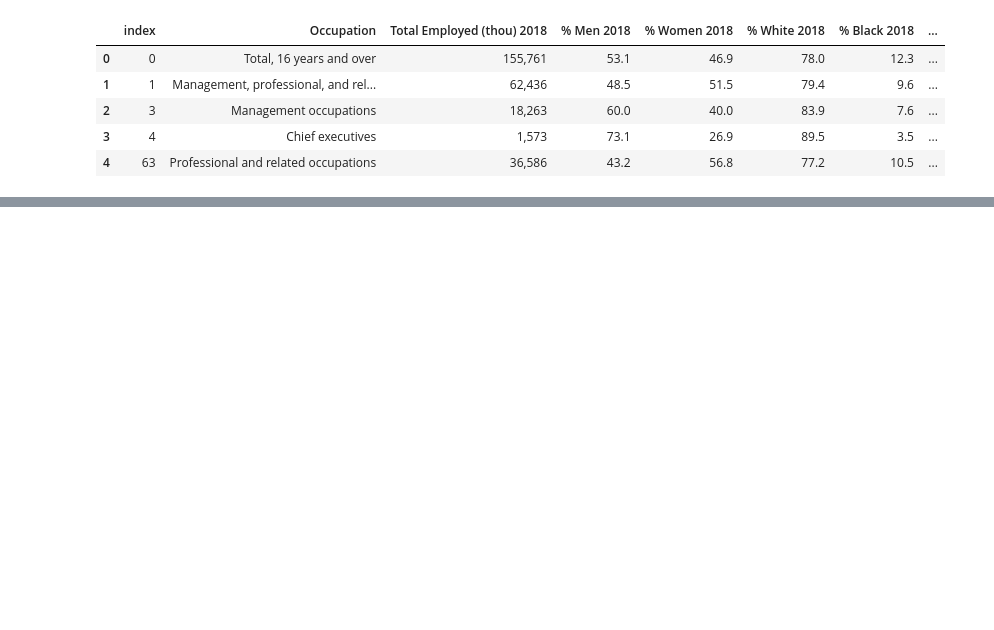
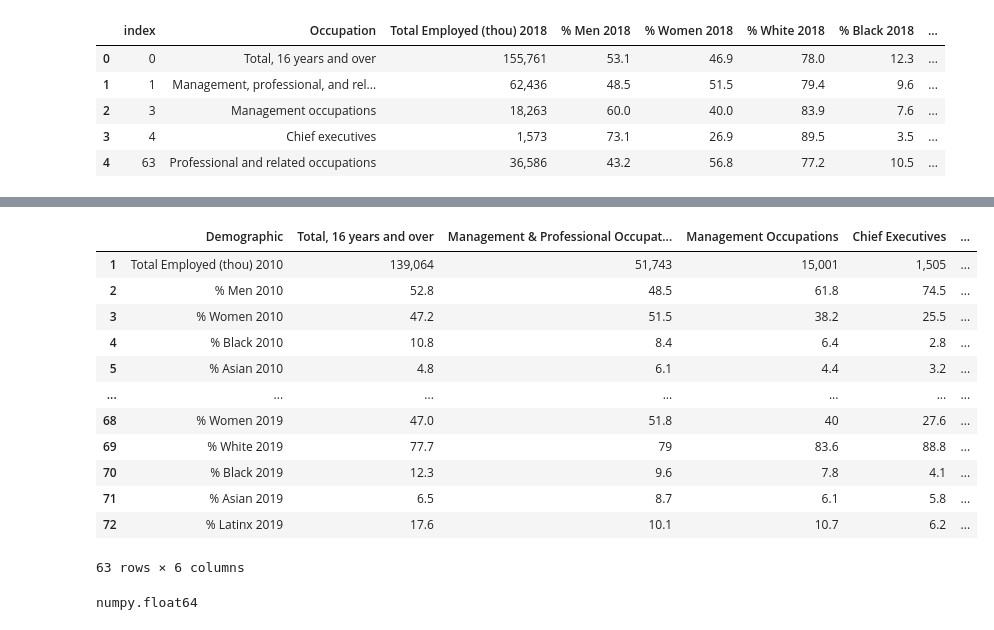
Before and after one commit to chinnamanaidu/project_rutgers, a Jupyter notebook: BLS_Project.ipynb, the cells around one changed output, grey strips where cells are left out. Drawn from its saved outputs; the diff is of its cells as text; code cells hidden in the pictures; blank space fills up the shorter version.

```diff
--- a/BLS_Project.ipynb
+++ b/BLS_Project.ipynb
@@ -9,7 +9,7 @@ import scipy.stats as st
 # %%
 # read in 2019 data set, clean it up, and narrow it down to the specific rows of interest
 
-data2019_df = pd.read_csv("DataFiles/empl_occup_sex_race.csv")
+data2019_df = pd.read_csv("DataFiles/2019.csv")
 data2019_df.fillna(value='', axis=None, inplace=True, limit=None, downcast=None)
 data2019_df.head(15)
 
@@ -77,7 +63,7 @@ skinny_data2014
 
 data2015_df = pd.read_csv("DataFiles/2015.csv")
 data2015_df.fillna(value='', axis=None, inplace=True, limit=None, downcast=None)
-skinny_data2015 = data2011_df.loc[[0,1,3,4,63],:].reset_index()
+skinny_data2015 = data2015_df.loc[[0,1,3,4,63],:].reset_index()
 skinny_data2015
 
 data2016_df = pd.read_csv("DataFiles/2016.csv")
@@ -152,0 +90,57 @@ df2010_2019
+# %%
+#Combine data for all ten years into one dataframe
+
+all_skinnies = [skinny_data2010,skinny_data2011,skinny_data2012,skinny_data2013,skinny_data2014,skinny_data2015,skinny_data2016,skinny_data2017,skinny_data2018,skinny_data2019]
+combined = pd.concat(all_skinnies, join='outer', axis=1).drop(['index'],axis=1)
+
+# Swap columns and rows to make it easier to read and clean up index and column labels
+combined_swap=combined.swapaxes("index","columns")
+combined_swap = combined_swap.reset_index()
+nan = float("NaN")
+combined_swap.replace("", nan, inplace=True)
+combined_swap.dropna(axis = 0, how ='any',inplace=True)
+combined_swap = combined_swap.reset_index().drop(['level_0'], axis = 1).rename(columns={
+    'index':'Demographic',
+    0:'Total, 16 years and over',
+    1:'Management & Professional Occupations',
+    2:'Management Occupations',
+    3:'Chief Executives',
+    4:'Professional Occupations'})
+
+combined_dfs = combined_swap.drop([combined_swap.index[0],combined_swap.index[7],combined_swap.index[14],combined_swap.index[21],combined_swap.index[28],combined_swap.index[35],combined_swap.index[42],combined_swap.index[49],combined_swap.index[57],combined_swap.index[65]])
+
+# Write to a csv file so can view the whole thing outside of the notebook
+combined_dfs.to_csv('DataFiles/Combined_dfs.csv',float_format='%.1f')
+
+combined_dfs
+# %% [output]
+|  | Demographic | Total, 16 years and over | Management & Professional Occupat... | Management Occupations | Chief Executives | ... |
+| 1 | Total Employed (thou) 2010 | 139,064 | 51,743 | 15,001 | 1,505 | ... |
+| 2 | % Men 2010 | 52.8 | 48.5 | 61.8 | 74.5 | ... |
+| 3 | % Women 2010 | 47.2 | 51.5 | 38.2 | 25.5 | ... |
+| 4 | % Black 2010 | 10.8 | 8.4 | 6.4 | 2.8 | ... |
+| 5 | % Asian 2010 | 4.8 | 6.1 | 4.4 | 3.2 | ... |
+| ... | ... | ... | ... | ... | ... | ... |
+| 68 | % Women 2019 | 47.0 | 51.8 | 40 | 27.6 | ... |
+| 69 | % White 2019 | 77.7 | 79 | 83.6 | 88.8 | ... |
+| 70 | % Black 2019 | 12.3 | 9.6 | 7.8 | 4.1 | ... |
+| 71 | % Asian 2019 | 6.5 | 8.7 | 6.1 | 5.8 | ... |
+| 72 | % Latinx 2019 | 17.6 | 10.1 | 10.7 | 6.2 | ... |
+63 rows × 6 columns
+# %%
+#To permit calculations, convert values to floats, first removing commas from strings representing numbers
+combined_dfs['Total, 16 years and over']=combined_dfs['Total, 16 years and over'].str.replace(',','')
+combined_dfs['Management & Professional Occupations']=combined_dfs['Management & Professional Occupations'].str.replace(',','')
+combined_dfs['Management Occupations']=combined_dfs['Management Occupations'].str.replace(',','')
+combined_dfs['Chief Executives']=combined_dfs['Chief Executives'].str.replace(',','')
+combined_dfs['Professional Occupations']=combined_dfs['Professional Occupations'].str.replace(',','')
+
+combined_dfs['Total, 16 years and over']=combined_dfs['Total, 16 years and over'].apply(pd.to_numeric,downcast='float', errors='ignore')
+combined_dfs['Management & Professional Occupations']=combined_dfs['Management & Professional Occupations'].apply(pd.to_numeric,downcast='float', errors='ignore')
+combined_dfs['Management Occupations']=combined_dfs['Management Occupations'].apply(pd.to_numeric,downcast='float', errors='ignore')
+combined_dfs['Chief Executives']=combined_dfs['Chief Executives'].apply(pd.to_numeric,downcast='float', errors='ignore')
+combined_dfs['Professional Occupations']=combined_dfs['Professional Occupations'].apply(pd.to_numeric,downcast='float', errors='ignore')
+
+type(combined_dfs.iloc[2,1])
+# %% [output]
+numpy.float64
```
Also changed, not shown: parts of 15 cells of this notebook, 12 other files.
